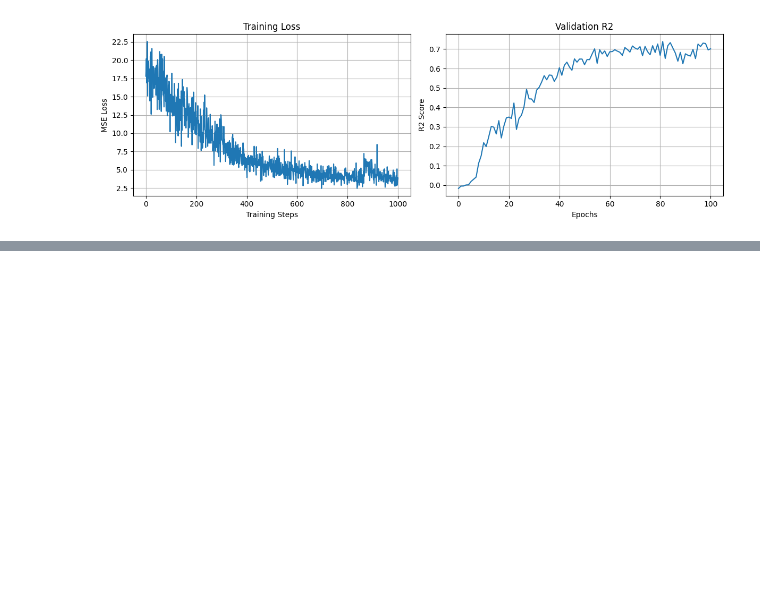
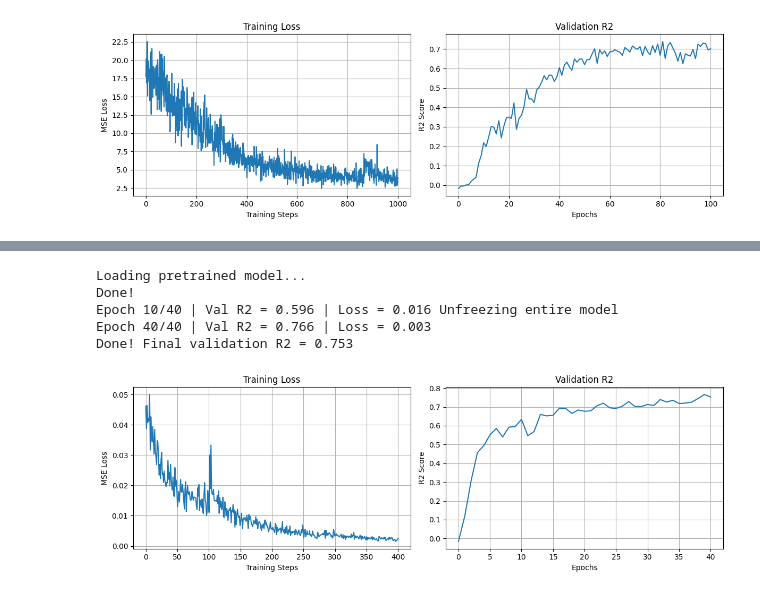
Before and after one commit to cyber-shuttle/neurodata25_torchbrain_notebooks, a Jupyter notebook: tutorial_part2.ipynb, the cells around one changed output, grey strips where cells are left out. Saved outputs shown, nothing was run; the diff lists cells and outputs as text; code cells hidden in the pictures; blank space fills up the shorter version.

```diff
--- a/tutorial_part2.ipynb
+++ b/tutorial_part2.ipynb
@@ -637,0 +828,54 @@ Done! Final validation R2 = 0.701
+# %%
+seed_everything(0)
+
+# 1. Setup datasets and dataloader
+train_dataset, train_loader, val_dataset, val_loader = get_train_val_loaders(
+    cfg=get_dataset_config("perich_miller_population_2018", "t_20130819_center_out_reaching"),
+    batch_size=64,
+)
+num_units = len(train_dataset.get_unit_ids())
+
+# 2. Instantiate the model and load pretrained weights (with poyo-mp hparams)
+from torch_brain.models import POYO
+from torch_brain.registry import MODALITY_REGISTRY
+poyo_ft_model = POYO(
+    sequence_length=1.0,
+    latent_step=1.0 / 8,
+    dim=128,
+    readout_spec=MODALITY_REGISTRY['cursor_velocity_2d'],
+    dim_head=64,
+    num_latents_per_step=32,
+    depth=24,
+    cross_heads=4,
+    self_heads=8,
+)
+
+ckpt_path = 'poyo_mp.ckpt'
+poyo_ft_model = load_pretrained(ckpt_path, poyo_ft_model)
+
+# 2.5. Reinitialize the vocabs for the new session
+reinit_vocab(poyo_ft_model.unit_emb, train_dataset.get_unit_ids())
+reinit_vocab(poyo_ft_model.session_emb, train_dataset.get_session_ids())
+
+poyo_ft_model.to(device)
+
+# 3. Connect tokenizers to Datasets
+train_dataset.transform = poyo_ft_model.tokenize
+val_dataset.transform = poyo_ft_model.tokenize
+
+# 4. Setup Optimizer
+optimizer = torch.optim.AdamW(poyo_ft_model.parameters(), lr=1e-3)
+
+# 5. Train!
+poyo_ft_r2_log, poyo_ft_loss_log, poyo_ft_train_outputs = finetune(poyo_ft_model, optimizer, train_loader, val_loader,
+                                          num_epochs=40, epoch_to_unfreeze=10)
+
+# Visualize the results
+plot_training_curves(poyo_ft_r2_log, poyo_ft_loss_log)
+# %% [output]
+Loading pretrained model...
+Done!
+Epoch 10/40 | Val R2 = 0.596 | Loss = 0.016 Unfreezing entire model
+Epoch 40/40 | Val R2 = 0.766 | Loss = 0.003
+Done! Final validation R2 = 0.753
+[figure, added]
```
Also changed, not shown: parts of 20 cells of this notebook, 3 other files.
